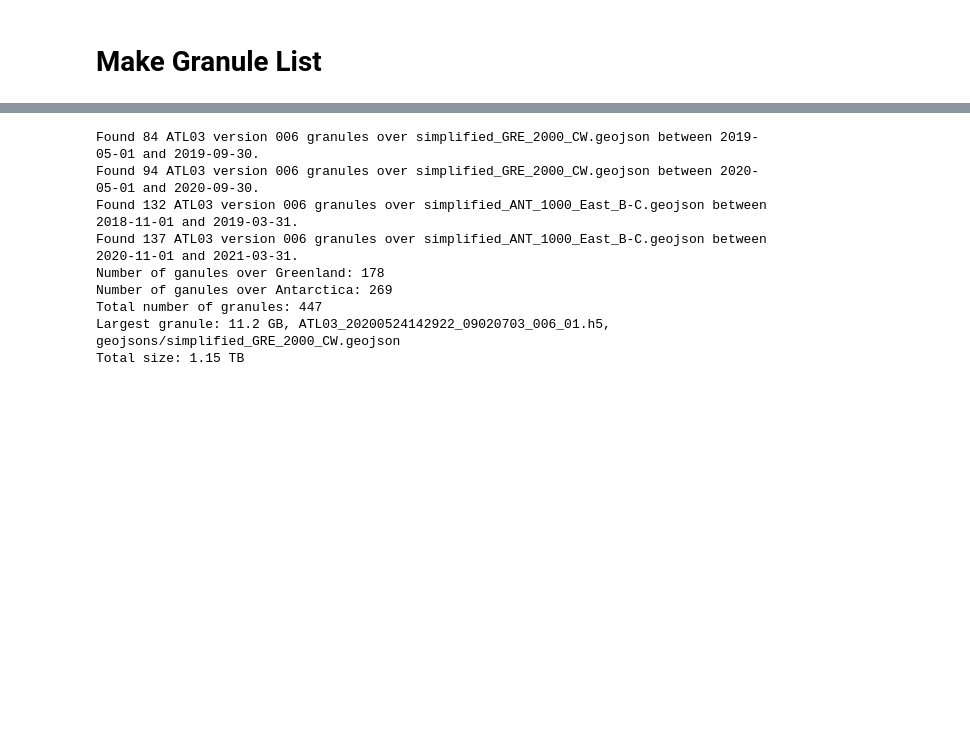
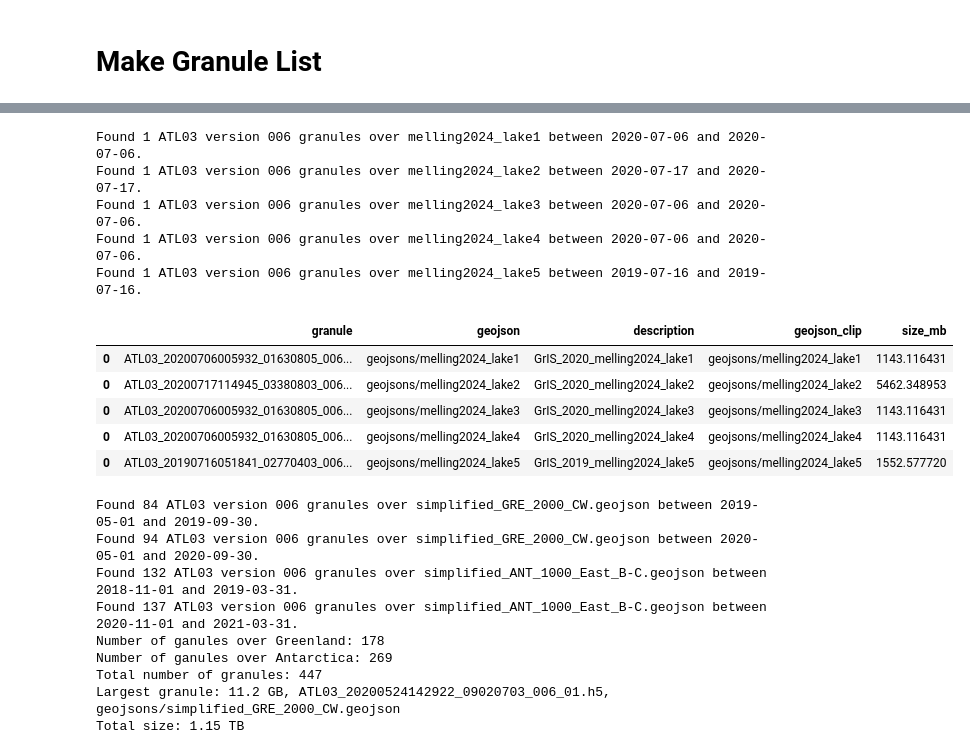
Before and after one commit to fliphilipp/icelakes-methods, a Jupyter notebook: make_granule_list.ipynb, the cells around one changed output, grey strips where cells are left out. Cells and saved outputs as stored; diff of their text form; code cells hidden in the pictures; blank space fills up the shorter version.

```diff
--- a/make_granule_list.ipynb
+++ b/make_granule_list.ipynb
@@ -6,3 +6,12 @@ from icelakes.nsidc import make_granule_list
 import numpy as np
 import pandas as pd
 import os
+# %%
+geojson = 'simplified_ANT_1000_East_B-C.geojson'
+start_date = '2019-01-02'
+end_date = start_date
+icesheet = 'AIS'
+meltseason = '2018-19'
+outname = 'granule_lists/' + icesheet + '_' + meltseason + '_fricker2021.csv'
+df = make_granule_list(geojson, start_date, end_date, icesheet, meltseason, outname)
+df
@@ -9,3 +22,35 @@ import os
+# %%
+dates_melling = [
+    '2020-07-06',
+    '2020-07-17',
+    '2020-07-06',
+    '2020-07-06',
+    '2019-07-16'
+]
+dfs = []
+for i in np.arange(1,6):
+    geojson = 'melling2024_lake%d' % i
+    start_date = dates_melling[i-1]
+    end_date = start_date
+    icesheet = 'GrIS'
+    meltseason = start_date[:4]
+    outname = 'granule_lists/' + icesheet + '_' + meltseason + '_' + geojson.replace('.geojson','') + '.csv'
+    df = make_granule_list(geojson, start_date, end_date, icesheet, meltseason, outname)
+    dfs.append(df)
+df_melling = pd.concat(dfs)
+df_melling
+# %% [output]
+Found 1 ATL03 version 006 granules over melling2024_lake1 between 2020-07-06 and 2020-07-06.
+Found 1 ATL03 version 006 granules over melling2024_lake2 between 2020-07-17 and 2020-07-17.
+Found 1 ATL03 version 006 granules over melling2024_lake3 between 2020-07-06 and 2020-07-06.
+Found 1 ATL03 version 006 granules over melling2024_lake4 between 2020-07-06 and 2020-07-06.
+Found 1 ATL03 version 006 granules over melling2024_lake5 between 2019-07-16 and 2019-07-16.
+|  | granule | geojson | description | geojson_clip | size_mb |
+| 0 | ATL03_20200706005932_01630805_006... | geojsons/melling2024_lake1 | GrIS_2020_melling2024_lake1 | geojsons/melling2024_lake1 | 1143.116431 |
+| 0 | ATL03_20200717114945_03380803_006... | geojsons/melling2024_lake2 | GrIS_2020_melling2024_lake2 | geojsons/melling2024_lake2 | 5462.348953 |
+| 0 | ATL03_20200706005932_01630805_006... | geojsons/melling2024_lake3 | GrIS_2020_melling2024_lake3 | geojsons/melling2024_lake3 | 1143.116431 |
+| 0 | ATL03_20200706005932_01630805_006... | geojsons/melling2024_lake4 | GrIS_2020_melling2024_lake4 | geojsons/melling2024_lake4 | 1143.116431 |
+| 0 | ATL03_20190716051841_02770403_006... | geojsons/melling2024_lake5 | GrIS_2019_melling2024_lake5 | geojsons/melling2024_lake5 | 1552.577720 |
 # %%
 dflist = []
 filename_out = 'granule_lists/icelakes-methods.csv'
```
Also changed, not shown: parts of 1 cell of this notebook, 21 other files.
